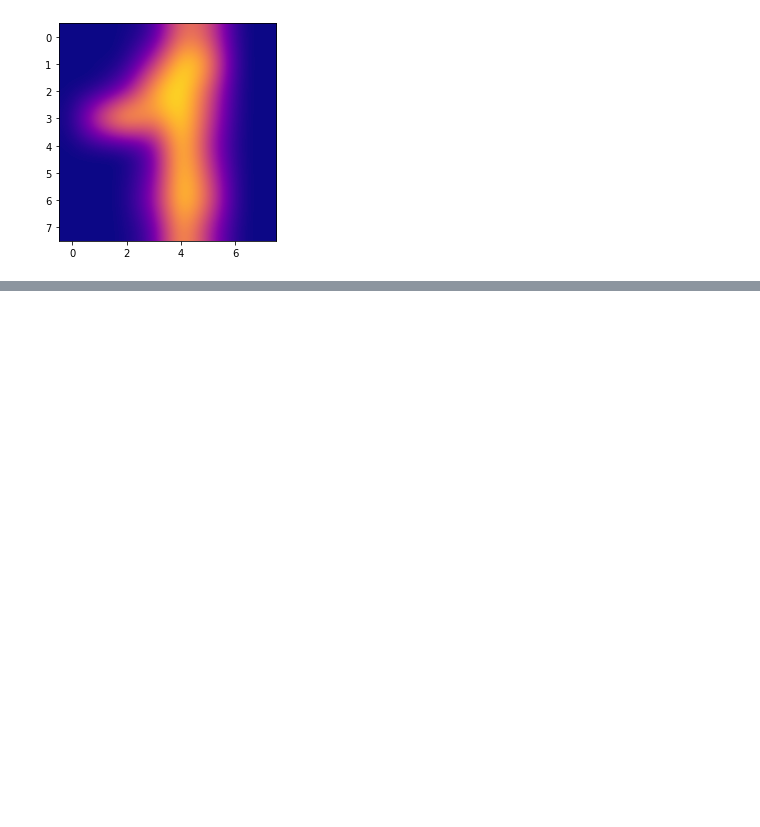
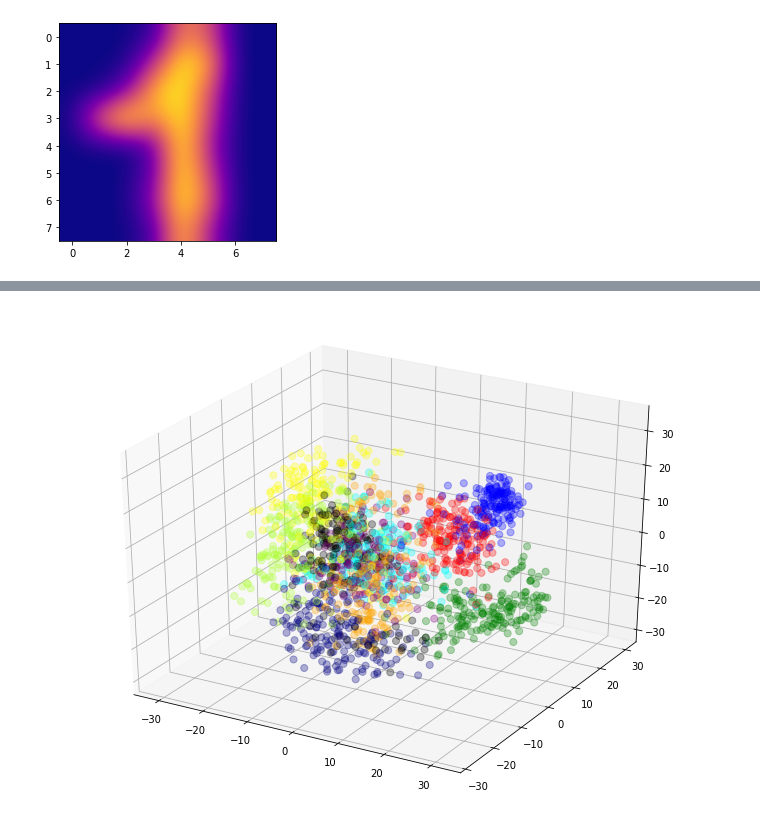
Before and after one commit to nobobobo/ml-handson, a Jupyter notebook: digits_recognition_sklearn.ipynb, the cells around one changed output, grey strips where cells are left out. Cells and saved outputs as stored; diff of their text form; code cells hidden in the pictures; blank space fills up the shorter version.

```diff
--- a/digits_recognition_sklearn.ipynb
+++ b/digits_recognition_sklearn.ipynb
@@ -61,0 +93,8 @@ plt.show()
+# %%
+# load data
+from sklearn import decomposition
+
+digits = datasets.load_digits()
+
+all_features = digits.data
+teacher_labels = digits.target
@@ -61,0 +136,15 @@ plt.show()
+# %%
+# plot 3d scatter graph
+
+fig = plt.figure(figsize=(12,9))
+
+subfig = fig.add_subplot(111, projection = '3d')
+
+colors = list(map(getColor, teacher_labels))
+
+subfig.scatter(three_features[:, 0], three_features[:,1], three_features[:,2],
+               s = 50, c=colors, alpha=0.3)
+
+plt.show()
+# %% [output]
+[figure, added]
```
Also changed, not shown: parts of 9 cells of this notebook.
